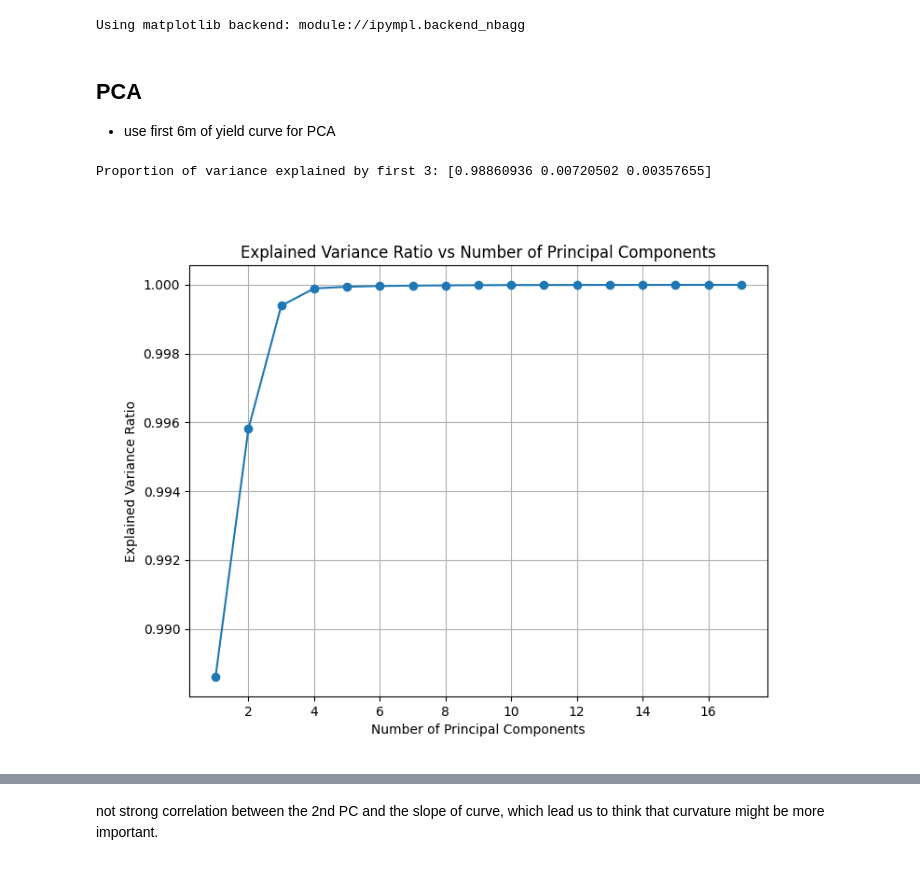
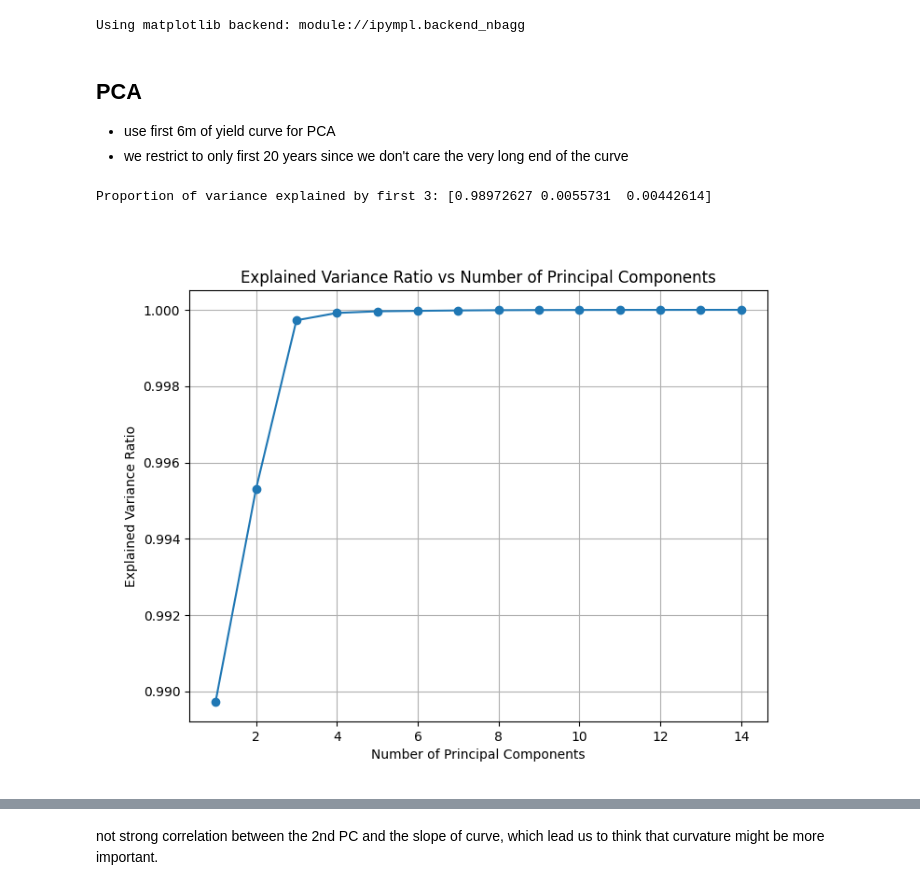
Before and after one commit to QizheCui/PCA_Butterfly_Trading_Strategy, a Jupyter notebook: LiborVersion/PCA_Trade_Libor.ipynb, the cells around one changed output, grey strips where cells are left out. Saved outputs shown, nothing was run; the diff lists cells and outputs as text; code cells hidden in the pictures.

```diff
--- a/LiborVersion/PCA_Trade_Libor.ipynb
+++ b/LiborVersion/PCA_Trade_Libor.ipynb
@@ -23,39 +23,42 @@ df_yield = df_yield.astype(np.float32)
 # %% [markdown]
 ## PCA
 - use first 6m of yield curve for PCA
+- we restrict to only first 20 years since we don't care the very long end of the curve
 # %%
-# PCA using numpy
-df_scale = (df_yield - df_yield.mean(axis = 0)) / df_yield.std(axis = 0) # standardize the data
+# PCA on first 20 years
+df_PCA =  df_yield.loc[:, df_yield.columns <= 25]
+
+df_scale = (df_PCA - df_PCA.mean(axis = 0)) / df_PCA.std(axis = 0) # standardize the data
 first_date = df_scale.index[0] # first_date is a string
 six_months = timedelta(days=30 * 6) # 6 months in days
 end_date = first_date + six_months # Add 6 months to the original datetime
 # convert end_date back to 'dd-mm-yyyy'
-dates =  df_yield.index
+dates =  df_PCA.index
 mask = (dates >= first_date) & (dates <= end_date) # mask for first 6 months
 df_scale = df_scale[mask] # only use first 6 months of data
 
 # conduct PCA
 cov_matrix = np.cov(df_scale.T)
 eigenvalues, eigenvectors = np.linalg.eig(cov_matrix)
 explained_variance = eigenvalues / sum(eigenvalues)
 explained_variance_ratio = explained_variance.cumsum()
 
 # store the principle components
 PC1 = df_scale.dot(eigenvectors[:,0]) # if X=U*Sigma*V^T, then PC1 = X*V[:,0] = U[:,0]*Sigma[0,0]
 PC2 = df_scale.dot(eigenvectors[:,1])
 PC3 = df_scale.dot(eigenvectors[:,2])
 
 # plot explained variance ratio
 print('Proportion of variance explained by first 3:',explained_variance[:3])
 plt.figure(figsize=(8,6))
 plt.plot(range(1, len(explained_variance_ratio)+1), explained_variance_ratio, marker='o')
 plt.xlabel('Number of Principal Components')
 plt.ylabel('Explained Variance Ratio')
 plt.title('Explained Variance Ratio vs Number of Principal Components')
 plt.grid()
 # %% [output]
-Proportion of variance explained by first 3: [0.98860936 0.00720502 0.00357655]
+Proportion of variance explained by first 3: [0.98972627 0.0055731  0.00442614]
-[figure, old version]
+[figure, new version]
 # %%
 # get the corrlation between 1st PC and level using 10Y
 print(f"the correlation between 1st PC and 10Y yield is: {np.corrcoef(PC1, df_scale.loc[:,10])[0][1]}")
```
Also changed, not shown: parts of 10 cells of this notebook.
